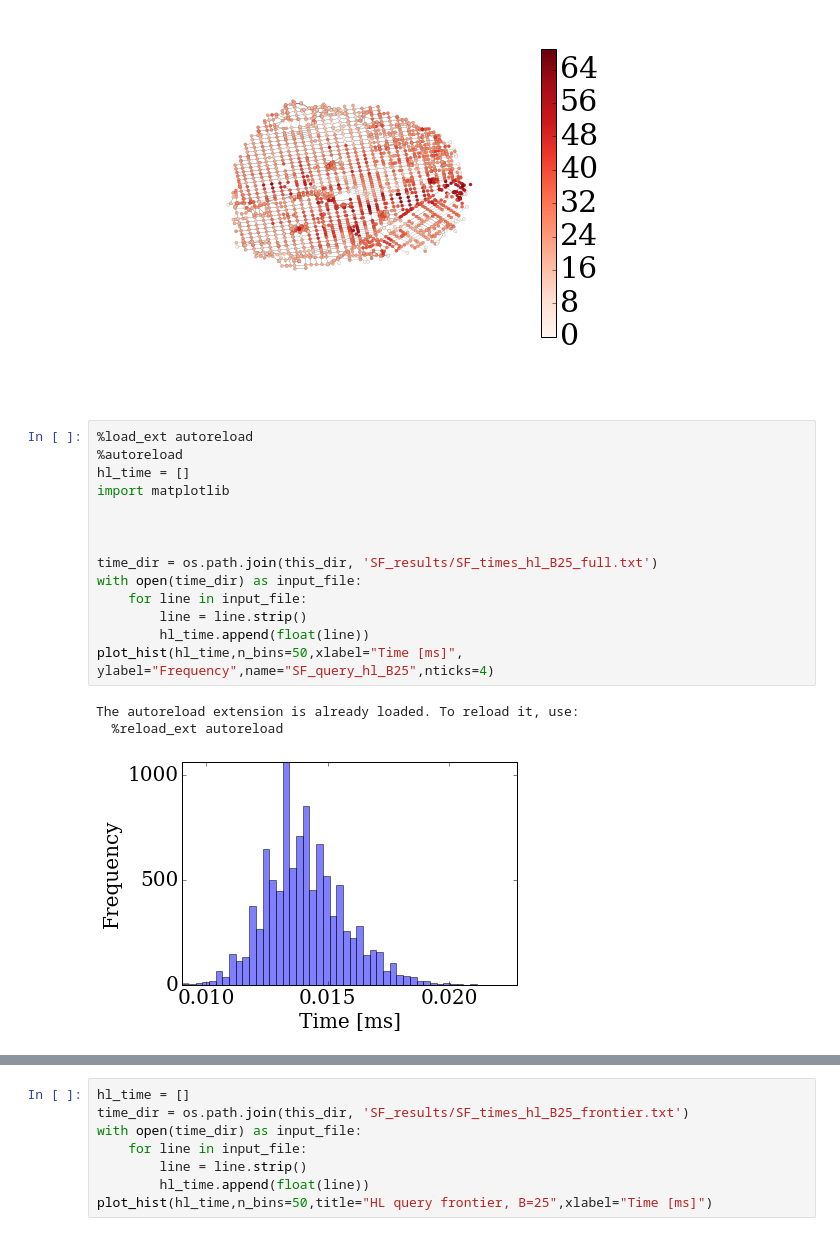
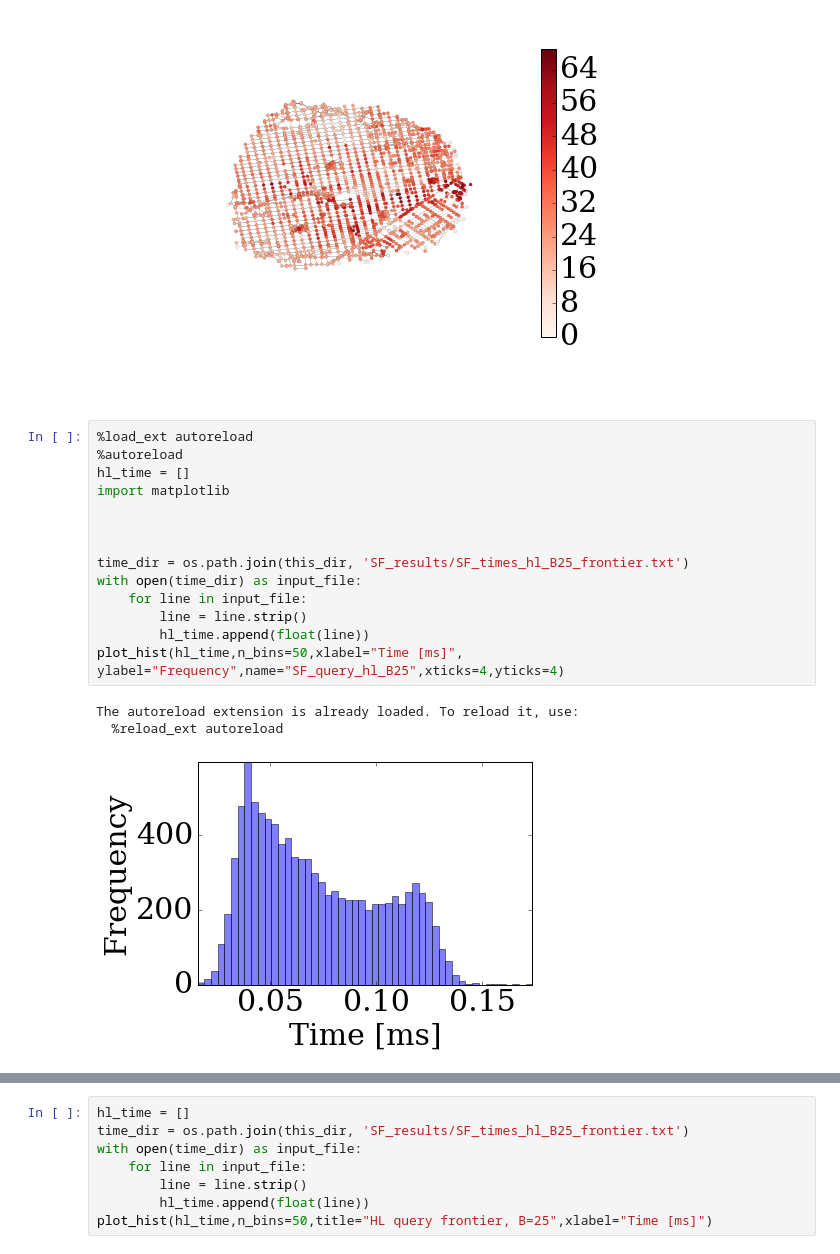
Before and after one commit to albvera/CSP, a Jupyter notebook: SF_visual.ipynb, the cells around one changed output, grey strips where cells are left out. Cells and saved outputs as stored; diff of their text form.

Commit message:
added frontier and specific queries

```diff
--- a/SF_visual.ipynb
+++ b/SF_visual.ipynb
@@ -178,20 +178,20 @@ The autoreload extension is already loaded. To reload it, use:
 # %%
 %load_ext autoreload
 %autoreload
 hl_time = []
 import matplotlib
 
 
 
-time_dir = os.path.join(this_dir, 'SF_results/SF_times_hl_B25_full.txt')
+time_dir = os.path.join(this_dir, 'SF_results/SF_times_hl_B25_frontier.txt')
 with open(time_dir) as input_file:
     for line in input_file:
         line = line.strip()
         hl_time.append(float(line))
-plot_hist(hl_time,n_bins=50,xlabel="Time [ms]", ylabel="Frequency",name="SF_query_hl_B25",nticks=4)
+plot_hist(hl_time,n_bins=50,xlabel="Time [ms]", ylabel="Frequency",name="SF_query_hl_B25",xticks=4,yticks=4)
 # %% [output]
 The autoreload extension is already loaded. To reload it, use:
   %reload_ext autoreload
-[figure, old version]
+[figure, new version]
 # %%
 dij_time = []
```
Also changed, not shown: parts of 1 cell of this notebook, 4 other files.
